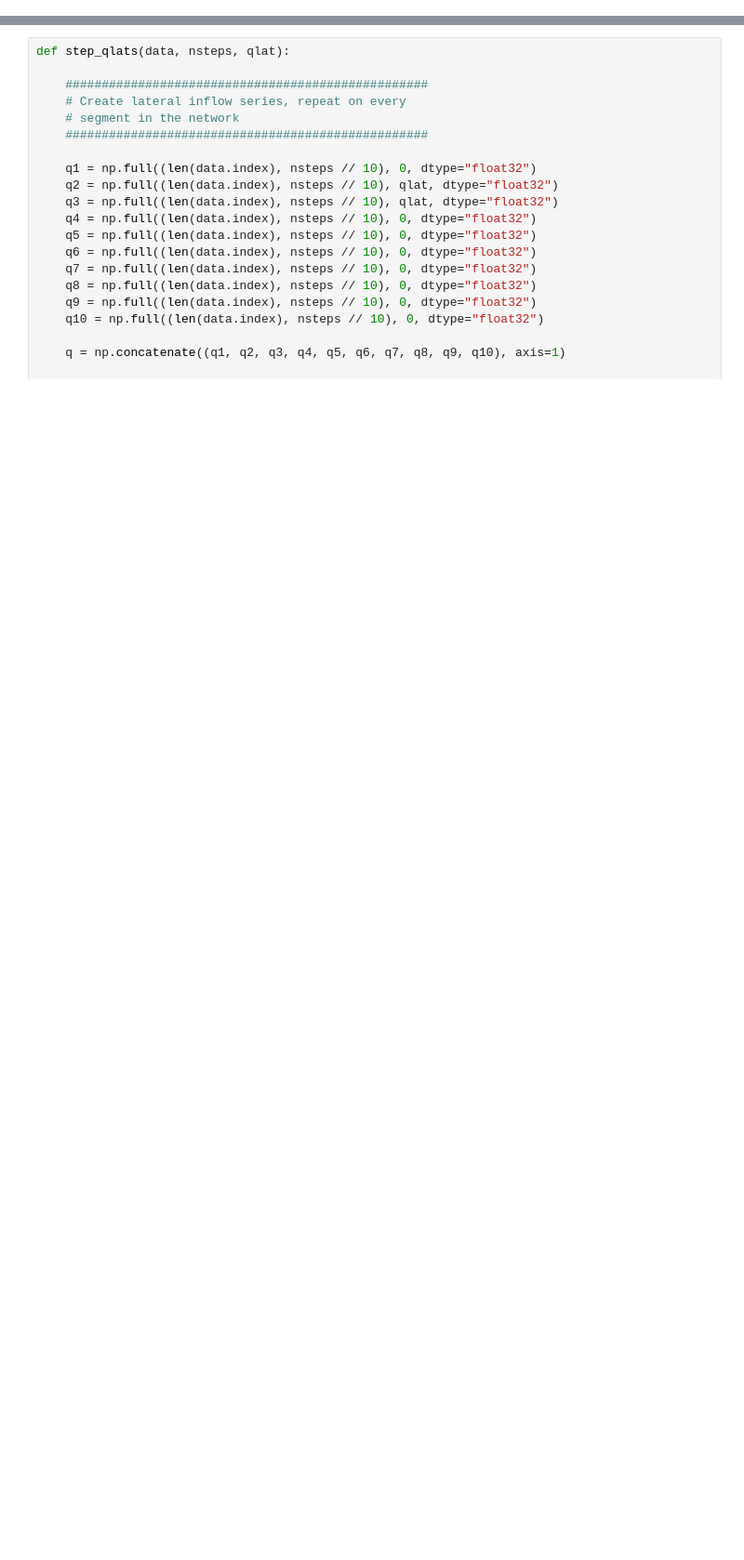
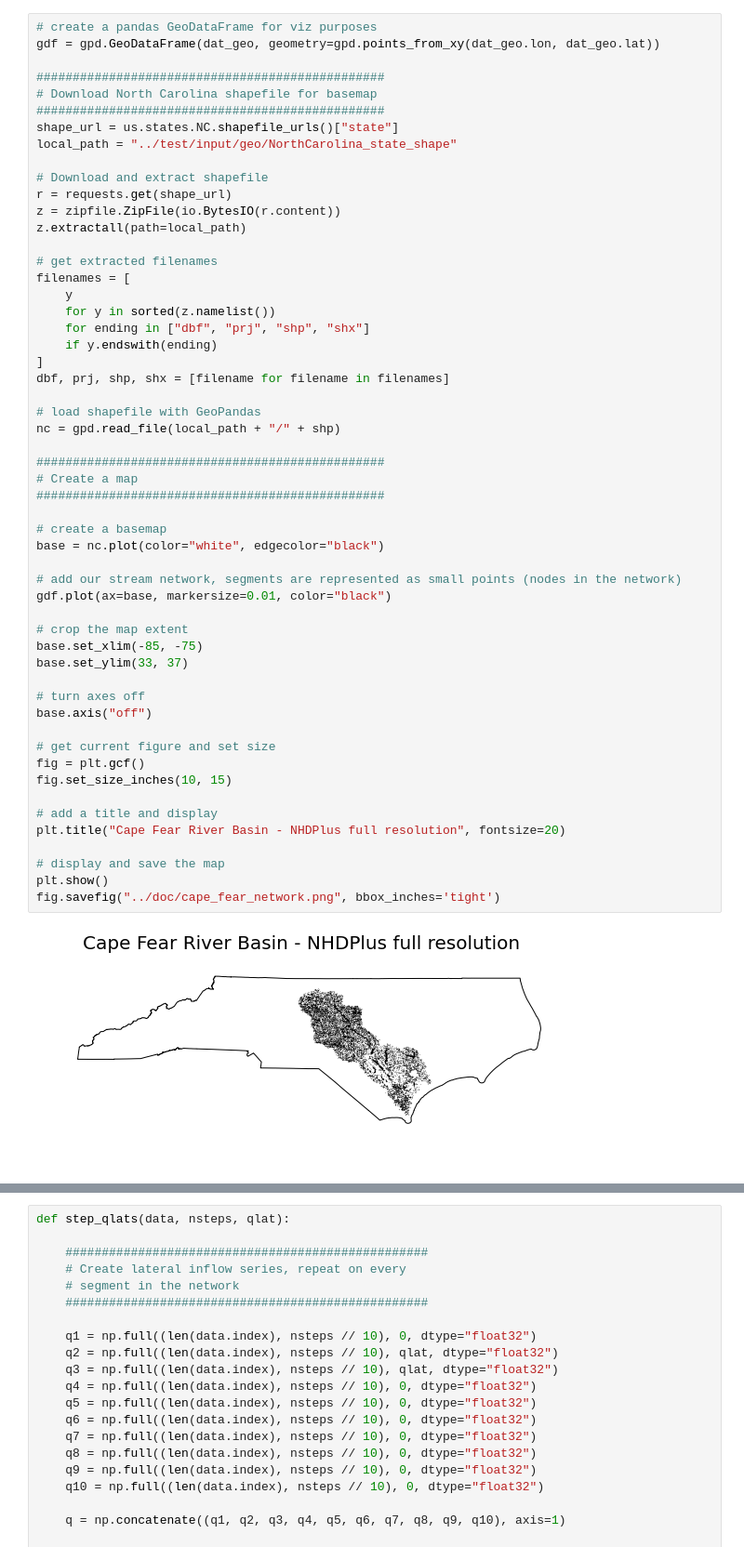
Before and after one commit to jhrehanoaa/t-route, a Jupyter notebook: notebooks/segment-merge.ipynb, the cells around one changed output, grey strips where cells are left out. Shown at 93% size. Cells and saved outputs as stored; diff of their text form; blank space fills up the shorter version.

```diff
--- a/notebooks/segment-merge.ipynb
+++ b/notebooks/segment-merge.ipynb
@@ -988,0 +243,56 @@ dt = 3600
+# %%
+# create a pandas GeoDataFrame for viz purposes
+gdf = gpd.GeoDataFrame(dat_geo, geometry=gpd.points_from_xy(dat_geo.lon, dat_geo.lat))
+
+################################################
+# Download North Carolina shapefile for basemap
+################################################
+shape_url = us.states.NC.shapefile_urls()["state"]
+local_path = "../test/input/geo/NorthCarolina_state_shape"
+
+# Download and extract shapefile
+r = requests.get(shape_url)
+z = zipfile.ZipFile(io.BytesIO(r.content))
+z.extractall(path=local_path)
+
+# get extracted filenames
+filenames = [
+    y
+    for y in sorted(z.namelist())
+    for ending in ["dbf", "prj", "shp", "shx"]
+    if y.endswith(ending)
+]
+dbf, prj, shp, shx = [filename for filename in filenames]
+
+# load shapefile with GeoPandas
+nc = gpd.read_file(local_path + "/" + shp)
+
+################################################
+# Create a map
+################################################
+
+# create a basemap
+base = nc.plot(color="white", edgecolor="black")
+
+# add our stream network, segments are represented as small points (nodes in the network)
+gdf.plot(ax=base, markersize=0.01, color="black")
+
+# crop the map extent
+base.set_xlim(-85, -75)
+base.set_ylim(33, 37)
+
+# turn axes off
+base.axis("off")
+
+# get current figure and set size
+fig = plt.gcf()
+fig.set_size_inches(10, 15)
+
+# add a title and display
+plt.title("Cape Fear River Basin - NHDPlus full resolution", fontsize=20)
+
+# display and save the map
+plt.show()
+fig.savefig("../doc/cape_fear_network.png", bbox_inches='tight')
+# %% [output]
+[figure, added]
```
Also changed, not shown: parts of 66 cells of this notebook.
